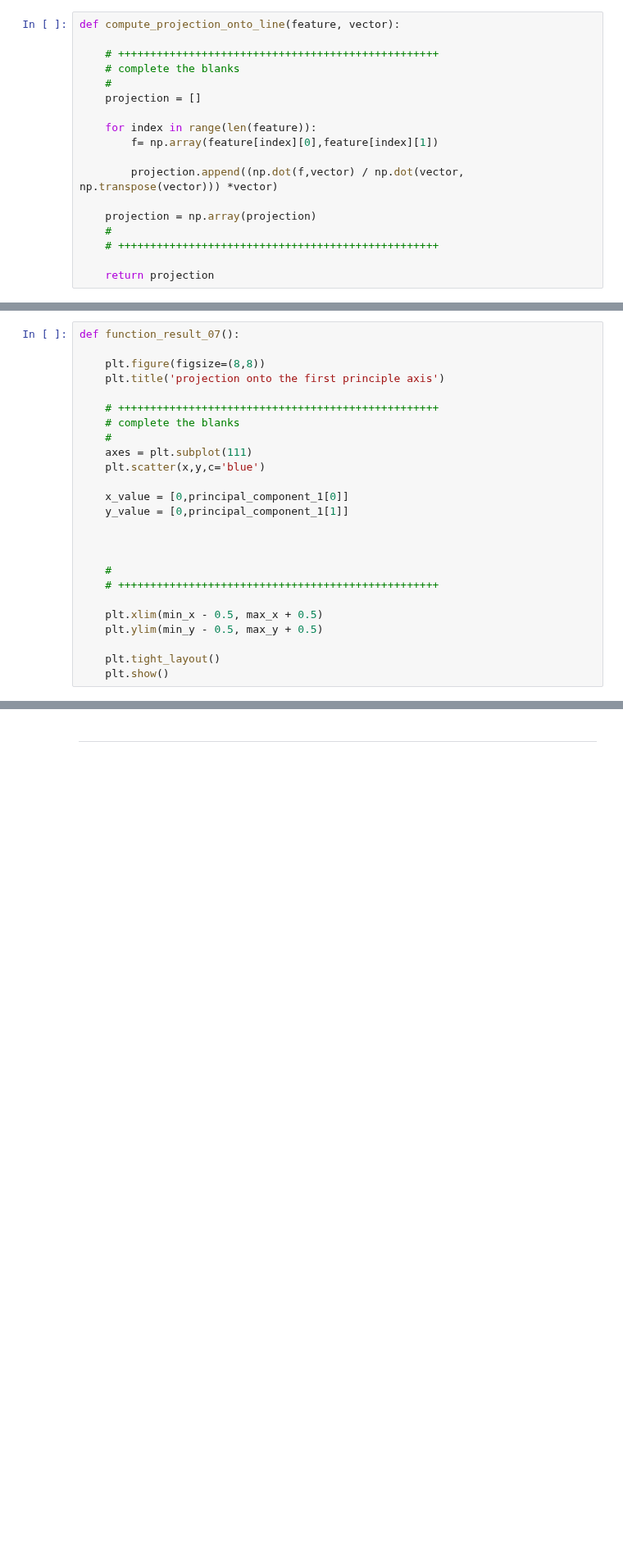
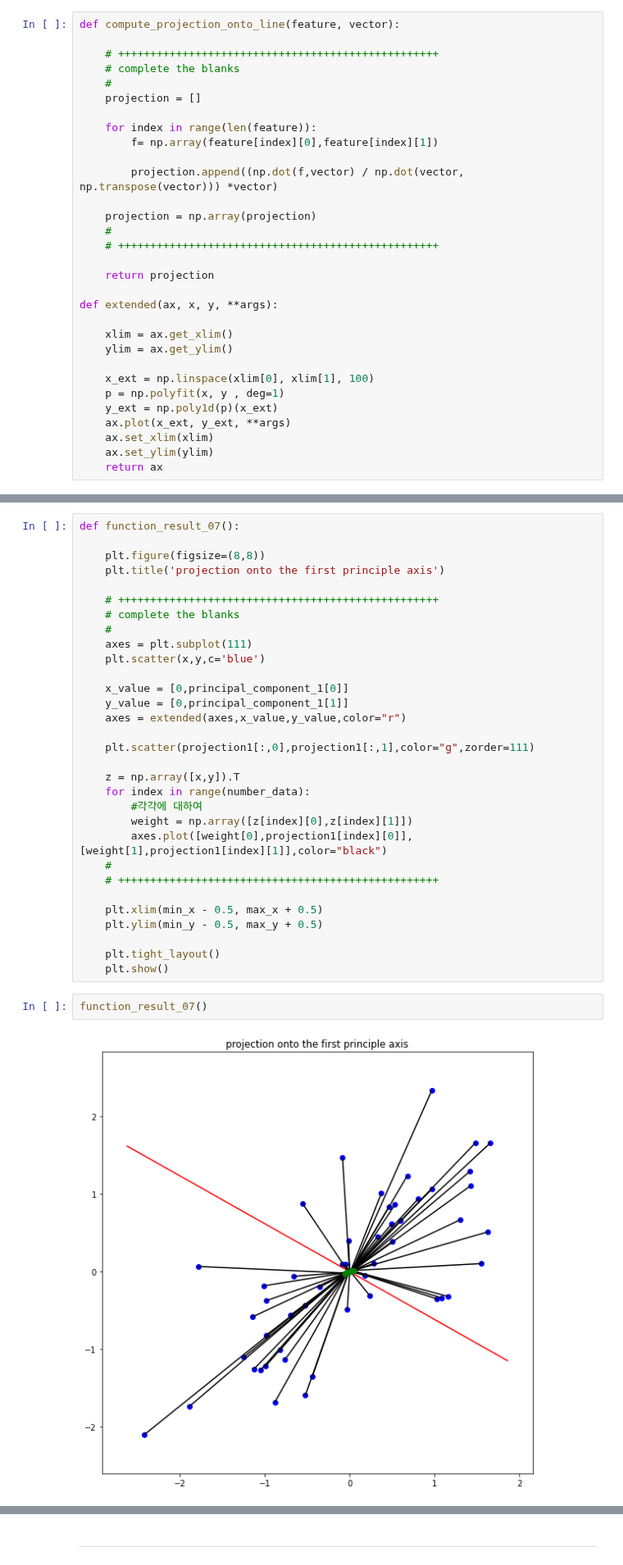
Before and after one commit to celestialxevermore/CAU_Machine_Learning, a Jupyter notebook: assignment_12/assignment_12.ipynb, the cells around one changed output, grey strips where cells are left out. Shown at 82% size. Saved outputs shown, nothing was run; the diff lists cells and outputs as text; blank space fills up the shorter version.

```diff
--- a/assignment_12/assignment_12.ipynb
+++ b/assignment_12/assignment_12.ipynb
@@ -159,6 +159,19 @@ def compute_projection_onto_line(feature, vector):
     # ++++++++++++++++++++++++++++++++++++++++++++++++++
 
     return projection
+
+def extended(ax, x, y, **args):
+
+    xlim = ax.get_xlim()
+    ylim = ax.get_ylim()
+
+    x_ext = np.linspace(xlim[0], xlim[1], 100)
+    p = np.polyfit(x, y , deg=1)
+    y_ext = np.poly1d(p)(x_ext)
+    ax.plot(x_ext, y_ext, **args)
+    ax.set_xlim(xlim)
+    ax.set_ylim(ylim)
+    return ax
 # %% [markdown]
 ## compute the principal components and the projection of feature
 # %%
@@ -392,9 +405,15 @@ def function_result_07():
 
     x_value = [0,principal_component_1[0]]
     y_value = [0,principal_component_1[1]]
+    axes = extended(axes,x_value,y_value,color="r")
 
+    plt.scatter(projection1[:,0],projection1[:,1],color="g",zorder=111)
 
-
+    z = np.array([x,y]).T
+    for index in range(number_data):
+        #각각에 대하여
+        weight = np.array([z[index][0],z[index][1]])
+        axes.plot([weight[0],projection1[index][0]],[weight[1],projection1[index][1]],color="black")
     #
     # ++++++++++++++++++++++++++++++++++++++++++++++++++
 
@@ -403,6 +422,10 @@ def function_result_07():
 
     plt.tight_layout()
     plt.show()
+# %%
+function_result_07()
+# %% [output]
+[figure, added]
 # %%
 def function_result_08():
 
```
Also changed, not shown: parts of 2 cells of this notebook.
